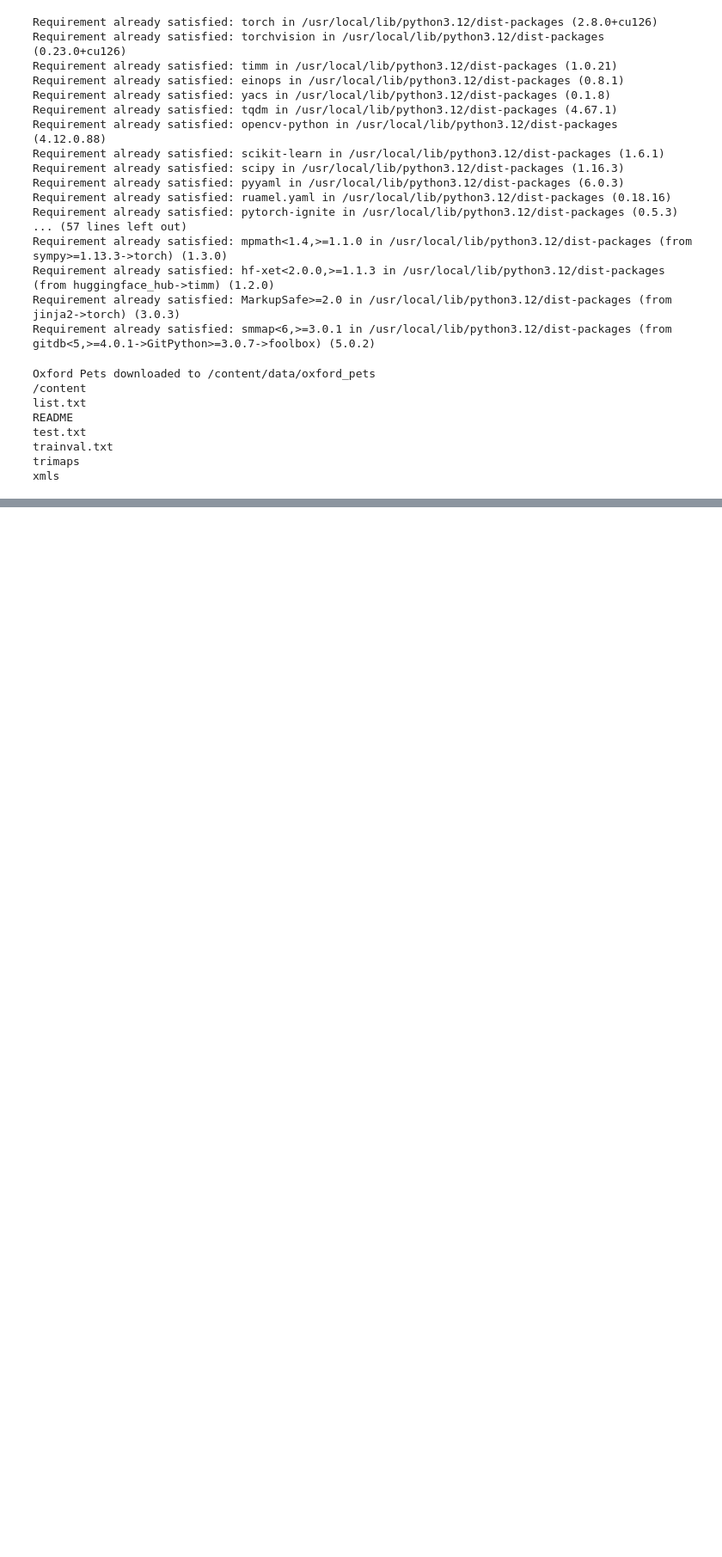
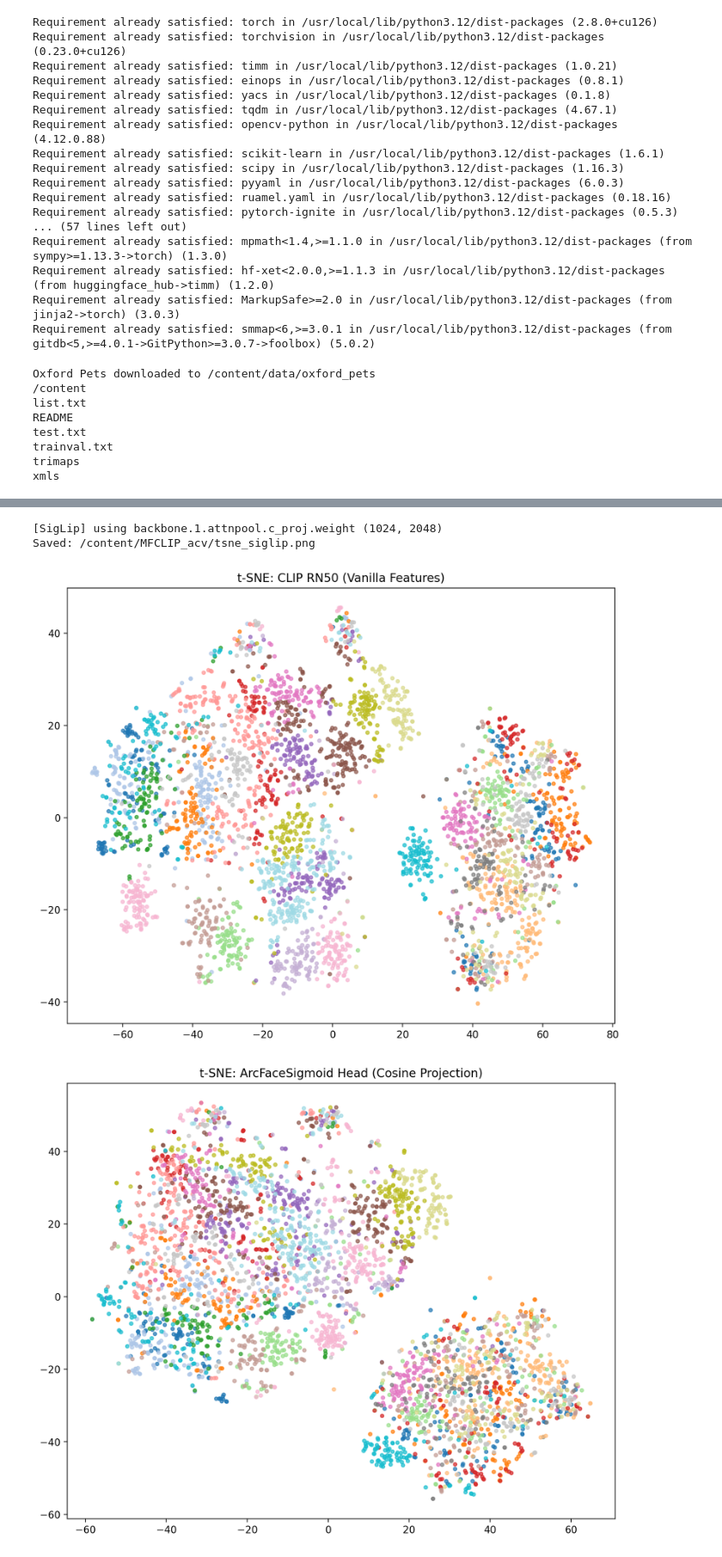
Before and after one commit to 1hamzaiqbal/MFCLIP_acv, a Jupyter notebook: tsne_visualization.ipynb, the cells around one changed output, grey strips where cells are left out. Shown at 86% size. Cells and saved outputs as stored; diff of their text form; code cells hidden in the pictures; blank space fills up the shorter version.

Commit message:
Working init t-sne for siglip, arcfacesigmoid, vanilla

```diff
--- a/tsne_visualization.ipynb
+++ b/tsne_visualization.ipynb
@@ -92,18 +91,0 @@ Mounted at /content/drive
-# %%
-# 4) Configure checkpoints for fine-tuned heads
-
-import os
-
-arcfacesigmoid_weights = '/content/drive/MyDrive/grad/comp_vision/hanson_loss/oxford_pets/RN50_ArcFaceSigmoid_300ep.pth'
-siglip_weights = '/content/drive/MyDrive/grad/comp_vision/hanson_loss/oxford_pets/RN50_SigLipHead_300ep.pth'
-
-available_checkpoints = {
-    'ArcFaceSigmoid': arcfacesigmoid_weights,
-    'SigLipHead': siglip_weights,
-}
-
-for name, ckpt in available_checkpoints.items():
-    if ckpt and os.path.isfile(ckpt):
-        print('{}: found checkpoint at {}'.format(name, ckpt))
-    else:
-        print('{}: checkpoint not found at {}; this head will be skipped.'.format(name, ckpt))
@@ -164,0 +232,22 @@ else:
+# %%
+siglip_weights = "/content/drive/MyDrive/grad/comp_vision/hanson_loss/oxford_pets/RN50_SigLipHead_300ep.pth"
+
+sd = torch_load_any(siglip_weights)
+W_sig, key_sig = guess_head_weight(sd, X.shape[1])
+if W_sig is not None:
+    print(f"[SigLip] using {key_sig} {W_sig.shape}")
+    X_sig = cosine_project(X, W_sig)
+    run_tsne(X_sig, y, "t-SNE: SigLip Head (Cosine Projection)",
+             os.path.join(OUT_DIR, "tsne_siglip.png"))
+# %% [output]
+[SigLip] using backbone.1.attnpool.c_proj.weight (1024, 2048)
+Saved: /content/MFCLIP_acv/tsne_siglip.png
+# %%
+from IPython.display import Image, display
+for name in ["vanilla", "arcfacesigmoid", "siglip"]:
+    path = f"/content/MFCLIP_acv/tsne_{name}.png"
+    if os.path.isfile(path):
+        display(Image(path))
+# %% [output]
+[figure, added]
+[figure, added]
```
Also changed, not shown: parts of 9 cells of this notebook.
